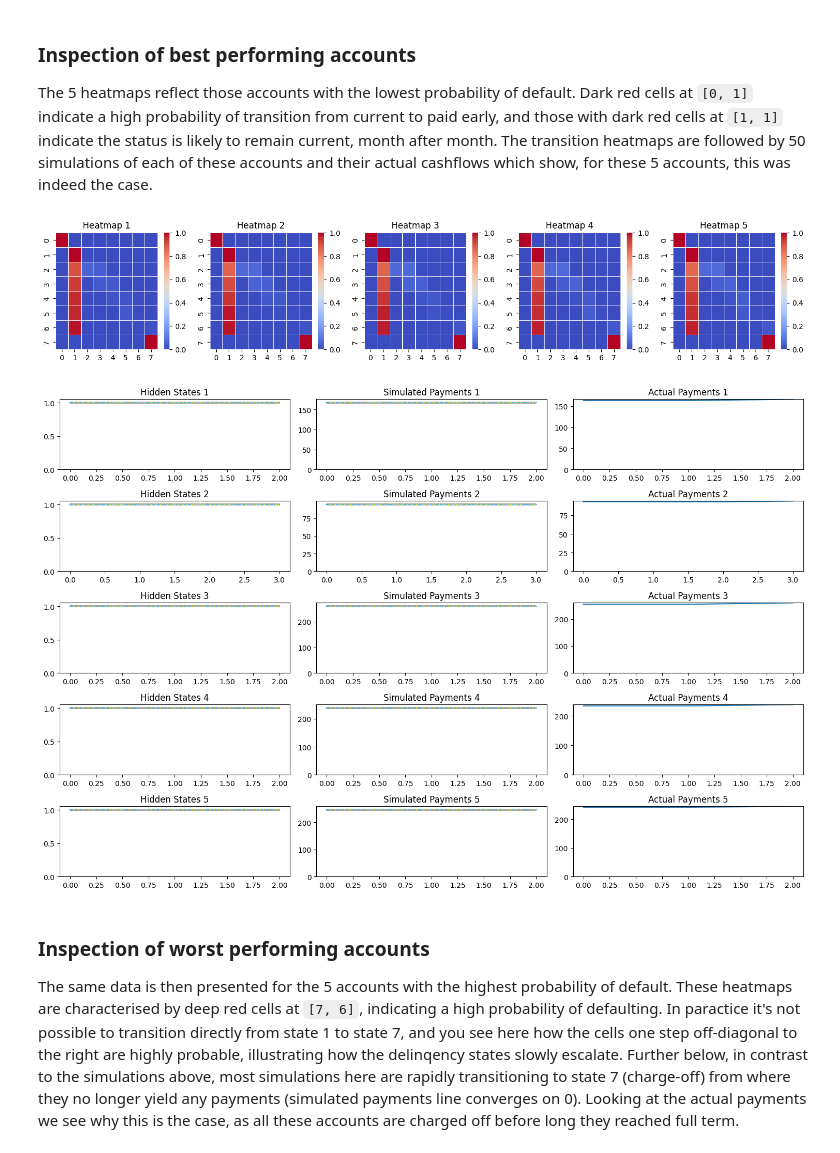
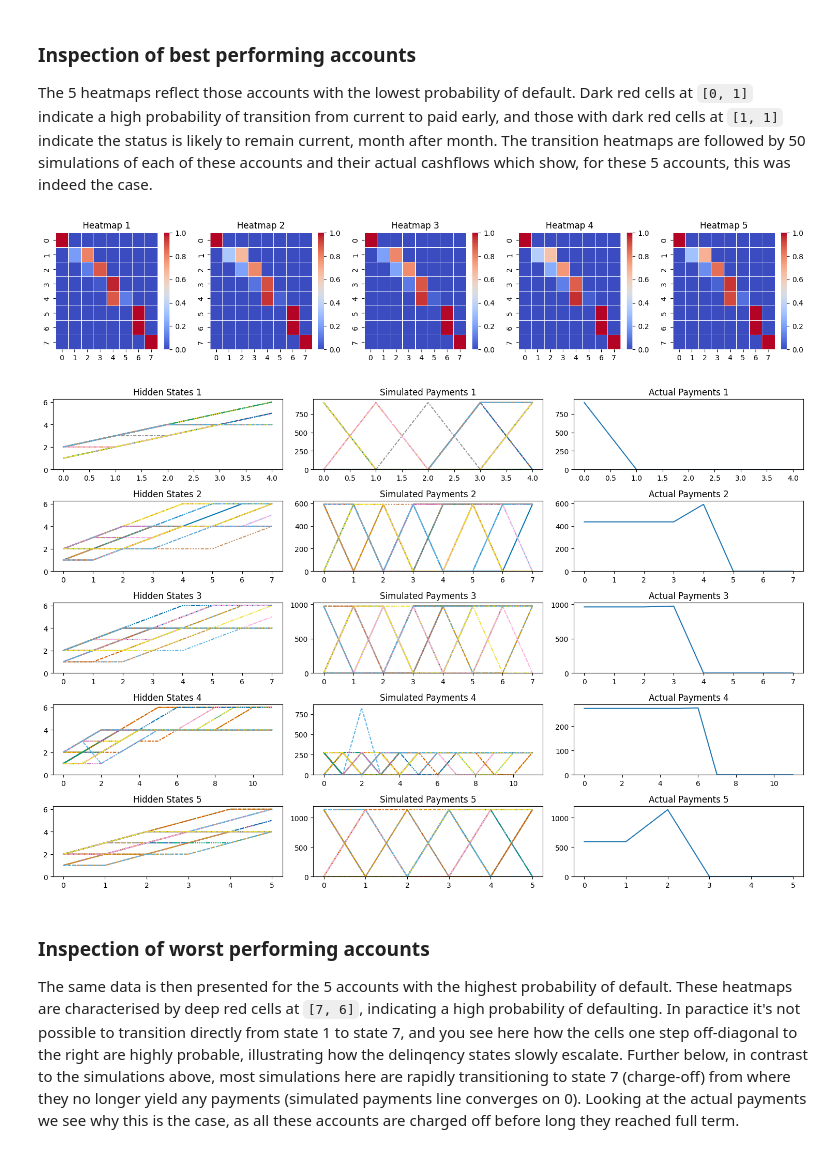
Before and after one commit to warner121/monteloanco, a Jupyter notebook: 04_inspect.ipynb, the cells around one changed output. Cells and saved outputs as stored; diff of their text form; code cells hidden in the pictures.

Commit message:
implement tmat as nn

```diff
--- a/04_inspect.ipynb
+++ b/04_inspect.ipynb
@@ -26,6 +26,3 @@ df_train = pd.read_json('training.jsonl.gz', lines=True)
 pd.testing.assert_index_equal(df_train.index, pd.RangeIndex(0, len(df_train)))
 # %%
 pyro.get_param_store().load('param_store.pt')
-# %%
-model = Model(embedding_size=embedding_size, device=device)
-model.load_state_dict(torch.load('model_params.pt', weights_only=True))
@@ -39,16 +37,26 @@ The next section extracts the loan embeddings from the model, and projects them
 batch_size = 100_000
 dataset = df_train[['id', 'loan_amnt', 'int_rate', 'installment', 'n_report_d', 'total_pre_chargeoff']].to_dict(orient='records')
 grouped_batch_sampler = GroupedBatchSampler(dataset, batch_size)
+# %%
+# Create a single instance of the network for computation
+transition_net = TransitionMatrixNet(embedding_size, device=device).to(device)
+
+# Load the trained weights ONCE
+transition_net.linear1.weight.data = pyro.get_param_store()['transition_net$$$linear1.weight']
+transition_net.linear1.bias.data = pyro.get_param_store()['transition_net$$$linear1.bias']
 # %%
+# Now your DataFrame creation becomes:
 df_tmat = pd.DataFrame()
+
 for batch_id, batch in enumerate(DataLoader(dataset, batch_sampler=grouped_batch_sampler, num_workers=1)):
-    tmat = tmat_reshape(
-        pyro.get_param_store()[f'embeddings_{batch_id}'],
-        pyro.get_param_store()[f'model.weight1'],
-        pyro.get_param_store()[f'model.bias1'],
-        device
-    )
+    # Get the embeddings
+    embeddings = pyro.get_param_store()[f'embeddings_{batch_id}']
+    tmat = transition_net.forward(embeddings=embeddings)
+
+    # Get the prior from guide (if needed)
     tmat_prior = pyro.get_param_store()[f'tmat_prior_{batch_id}']
+
+    # Create DataFrame
     df_tmat_new = pd.DataFrame(zip(batch['id'].tolist(), tmat, tmat_prior)).reset_index()
     df_tmat_new['batch_id'] = batch_id
     df_tmat = pd.concat([df_tmat, df_tmat_new])
@@ -99,36 +107,37 @@ def plot_tmat(df_tmat, df_tmat_delta=None):
 
 plot_tmat(df_tmat_head)
 # %% [output]
-[figure, old version]
+[figure, new version]
 # %%
 def plot_payments(df_tmat):
 
     fig, axes = plt.subplots(5, 3, figsize=(15, 10))
     for i, axs in enumerate(axes):
         loan = df_tmat.iloc[i]
-        hidden_states, sim_pymnts, interest_paid, principal_paid = model.forward(
-            loan.batch_id,
-            torch.tensor(loan.batch_idx).repeat(50).to(device),
-            torch.tensor(loan.installment).repeat(50).to(device),
-            torch.tensor(loan.loan_amnt).repeat(50).to(device),
-            torch.tensor(loan.int_rate).repeat(50).to(device),
-            torch.tensor(loan.total_pre_chargeoff).repeat(50).to(device),
-            loan.n_report_d)
+        hidden_states, sim_pymnts, interest_paid, principal_paid = model(
+            batch_id=loan.batch_id,
+            batch_idx=torch.tensor(loan.batch_idx).repeat(50).to(device),
+            installments=torch.tensor(loan.installment).repeat(50).to(device),
+            loan_amnt=torch.tensor(loan.loan_amnt).repeat(50).to(device),
+            int_rate=torch.tensor(loan.int_rate).repeat(50).to(device),
+            total_pre_chargeoff=torch.tensor(loan.total_pre_chargeoff).repeat(50).to(device),
+            num_timesteps=loan.n_report_d,
+            transition_net=transition_net)
         sns.lineplot(hidden_states.detach().cpu().numpy(), ax=axs[0], palette='colorblind', legend=False)
         sns.lineplot(sim_pymnts.detach().cpu().numpy(), ax=axs[1], palette='colorblind', legend=False)
         sns.lineplot(loan.pymnt.detach().cpu().numpy(), ax=axs[2], legend=False)
         axs[0].set_title(f"Hidden States {i+1}")
         axs[1].set_title(f"Simulated Payments {i+1}")
         axs[2].set_title(f"Actual Payments {i+1}")
         axs[0].set_ylim(0)
         axs[1].set_ylim(0)
         axs[2].set_ylim(0)
     plt.tight_layout()
     plt.show()
 
 plot_payments(df_tmat_head)
 # %% [output]
-[figure, old version]
+[figure, new version]
 # %% [markdown]
 ### Inspection of worst performing accounts
 
```
Also changed, not shown: parts of 7 cells of this notebook, 3 other files.
